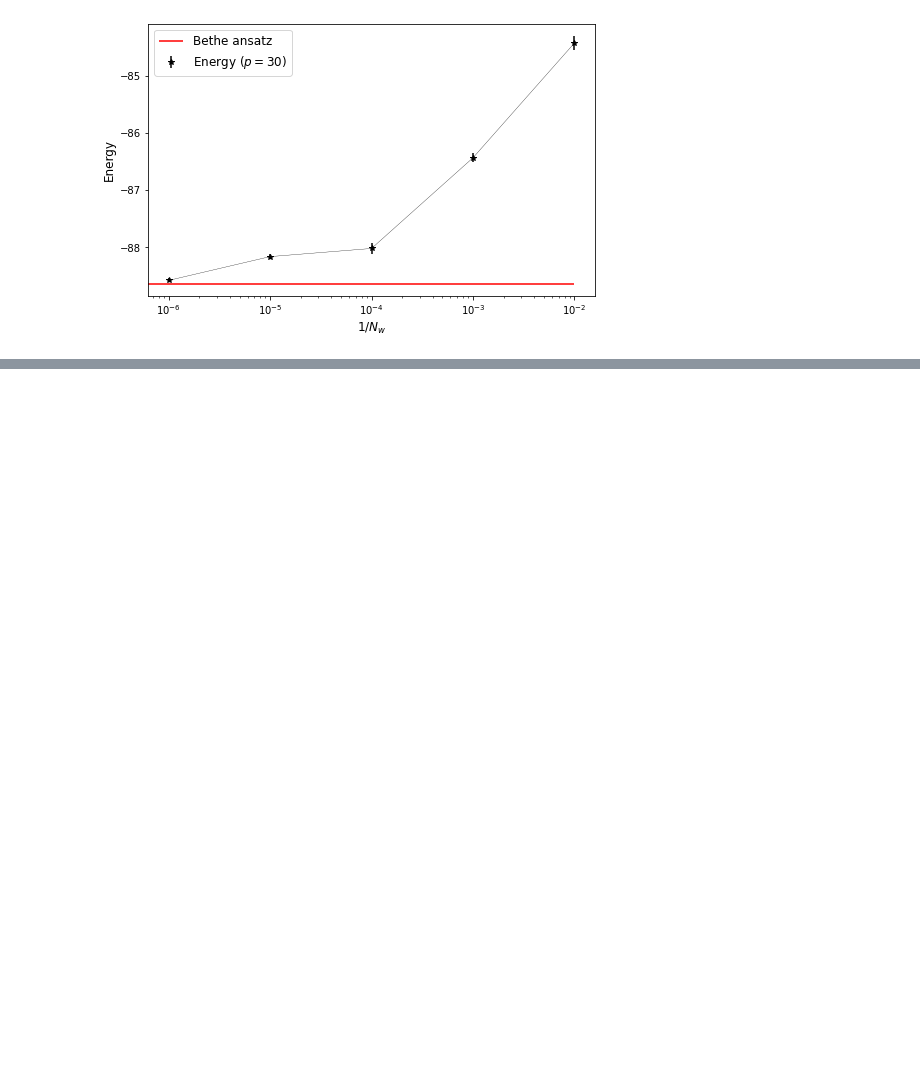
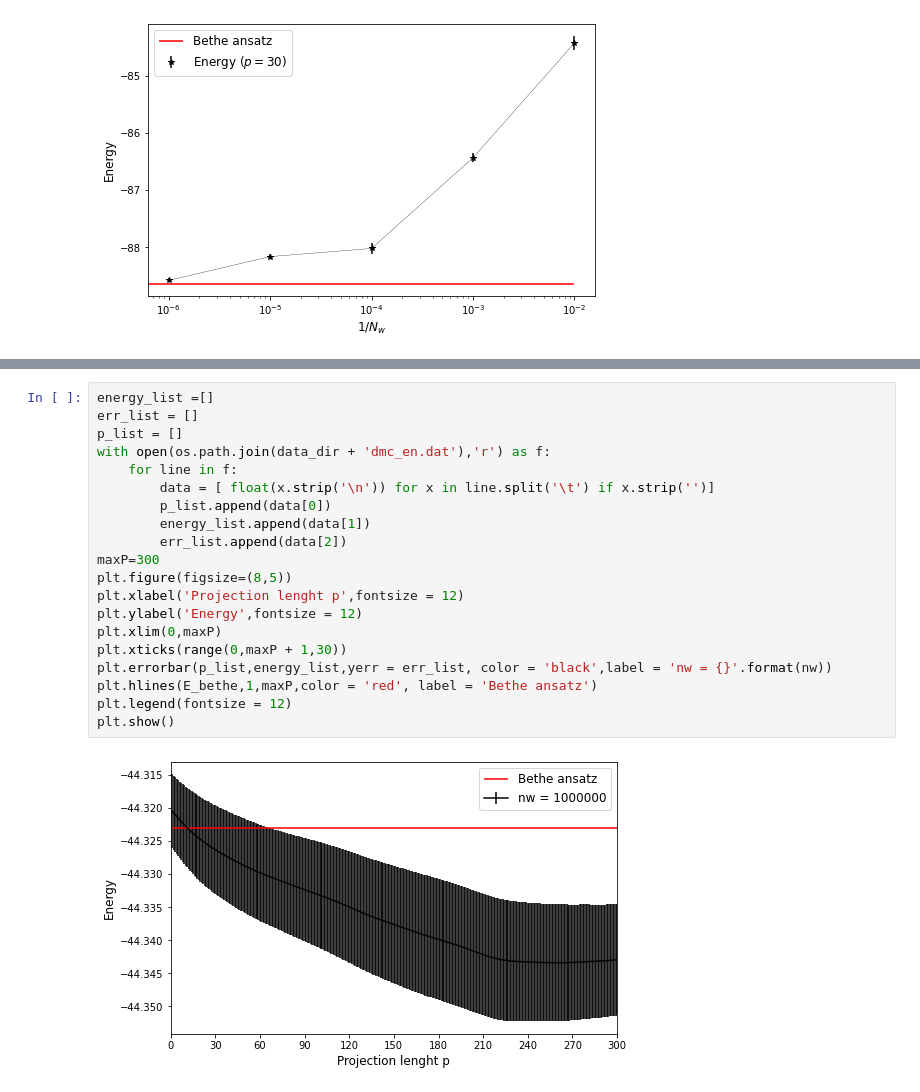
Before and after one commit to giacomotenti/QMCino, a Jupyter notebook: HEISENBERG_data/Data_analysis.ipynb, the cells around one changed output, grey strips where cells are left out. Saved outputs shown, nothing was run; the diff lists cells and outputs as text; blank space fills up the shorter version.

```diff
--- a/HEISENBERG_data/Data_analysis.ipynb
+++ b/HEISENBERG_data/Data_analysis.ipynb
@@ -99,0 +147,22 @@ plt.show()
+# %%
+energy_list =[]
+err_list = []
+p_list = []
+with open(os.path.join(data_dir + 'dmc_en.dat'),'r') as f:
+    for line in f:
+        data = [ float(x.strip('\n')) for x in line.split('\t') if x.strip('')]
+        p_list.append(data[0])
+        energy_list.append(data[1])
+        err_list.append(data[2])
+maxP=300
+plt.figure(figsize=(8,5))
+plt.xlabel('Projection lenght p',fontsize = 12)
+plt.ylabel('Energy',fontsize = 12)
+plt.xlim(0,maxP)
+plt.xticks(range(0,maxP + 1,30))
+plt.errorbar(p_list,energy_list,yerr = err_list, color = 'black',label = 'nw = {}'.format(nw))
+plt.hlines(E_bethe,1,maxP,color = 'red', label = 'Bethe ansatz')
+plt.legend(fontsize = 12)
+plt.show()
+# %% [output]
+[figure, added]
```
Also changed, not shown: parts of 5 cells of this notebook.
